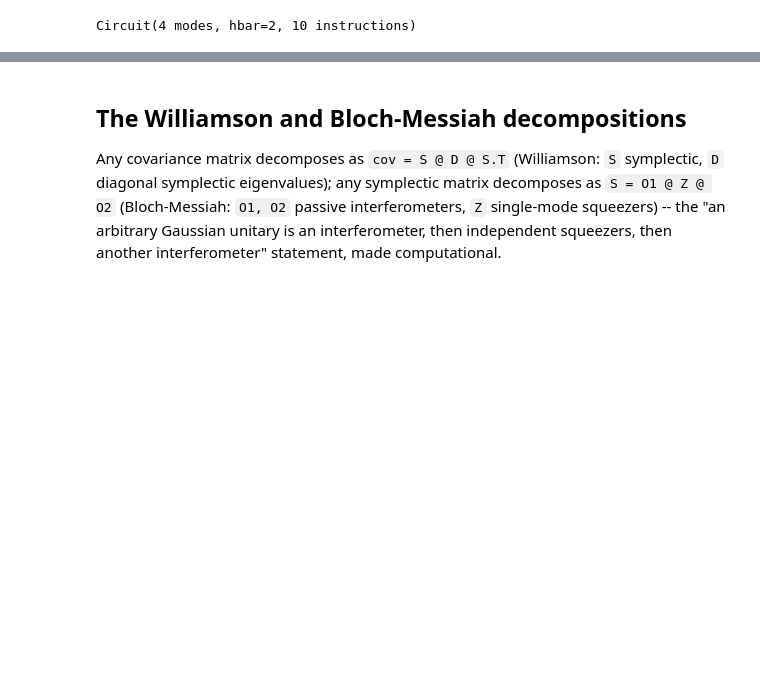
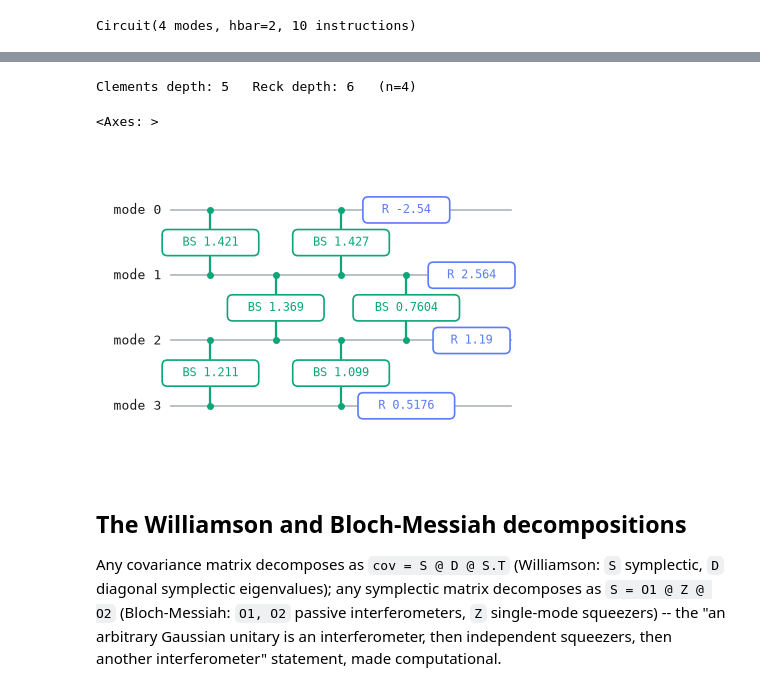
Before and after one commit to neago/CVcircuit, a Jupyter notebook: demos/02_operations_and_circuits.ipynb, the cells around one changed output, grey strips where cells are left out. Saved outputs shown, nothing was run; the diff lists cells and outputs as text; code cells hidden in the pictures; blank space fills up the shorter version.

```diff
--- a/demos/02_operations_and_circuits.ipynb
+++ b/demos/02_operations_and_circuits.ipynb
@@ -86,8 +89,8 @@ U = ops.random_interferometer(n, seed=0)
 x_idx, p_idx = np.arange(0, 2 * n, 2), np.arange(1, 2 * n, 2)
 U_complex = U[np.ix_(x_idx, x_idx)] + 1j * U[np.ix_(p_idx, x_idx)]
 
-elements = decompositions.interferometer_mesh(U_complex)
+elements = decompositions.clements_decomposition(U_complex)
 n_phase = sum(1 for e in elements if e[0] == "phase")
 n_bs = sum(1 for e in elements if e[0] == "bs")
-print(f"{n}-mode interferometer -> {n_phase} phase shifters + {n_bs} beamsplitters")
+print(f"{n}-mode interferometer -> {n_phase} phase shifters + {n_bs} beamsplitters (Clements mesh)")
 # %% [output]
@@ -124,3 +133,20 @@ Circuit(4 modes, hbar=2, 10 instructions)
+# %%
+reck_elements = decompositions.interferometer_mesh(U_complex)
+reck_circuit = cv.Circuit(n)
+for element in reck_elements:
+    if element[0] == "phase":
+        _, mode, angle = element
+        reck_circuit.rotate(angle, mode=mode)
+    else:
+        _, mode1, mode2, theta, phi = element
+        reck_circuit.beamsplitter(theta, modes=(mode1, mode2), phi=phi)
+
+print(f"Clements depth: {mesh_circuit.depth()}   Reck depth: {reck_circuit.depth()}   (n={n})")
+mesh_circuit.draw()
+# %% [output]
+Clements depth: 5   Reck depth: 6   (n=4)
+<Axes: >
+[figure, added]
 # %% [markdown]
 ## The Williamson and Bloch-Messiah decompositions
 
```
Also changed, not shown: parts of 3 cells of this notebook, 5 other files.
